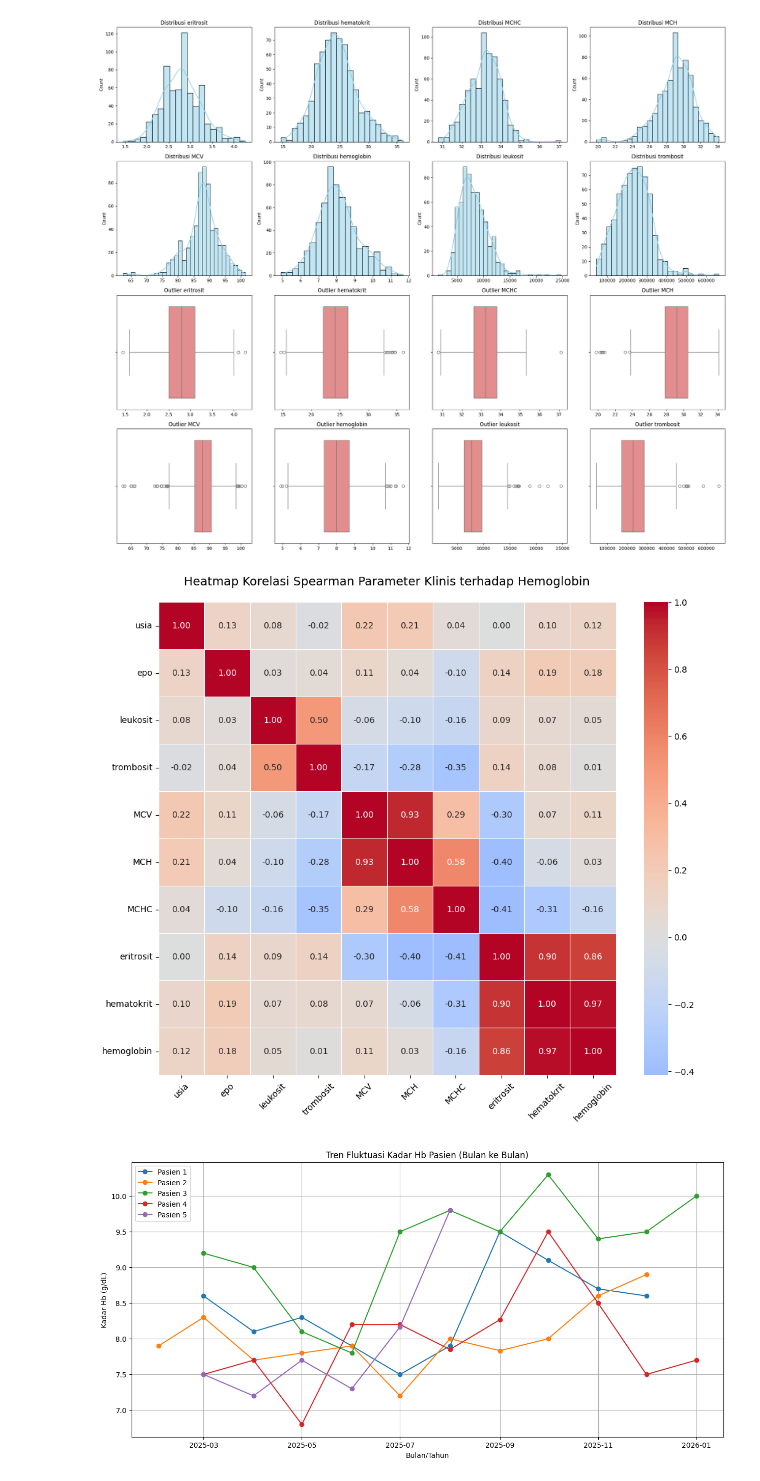
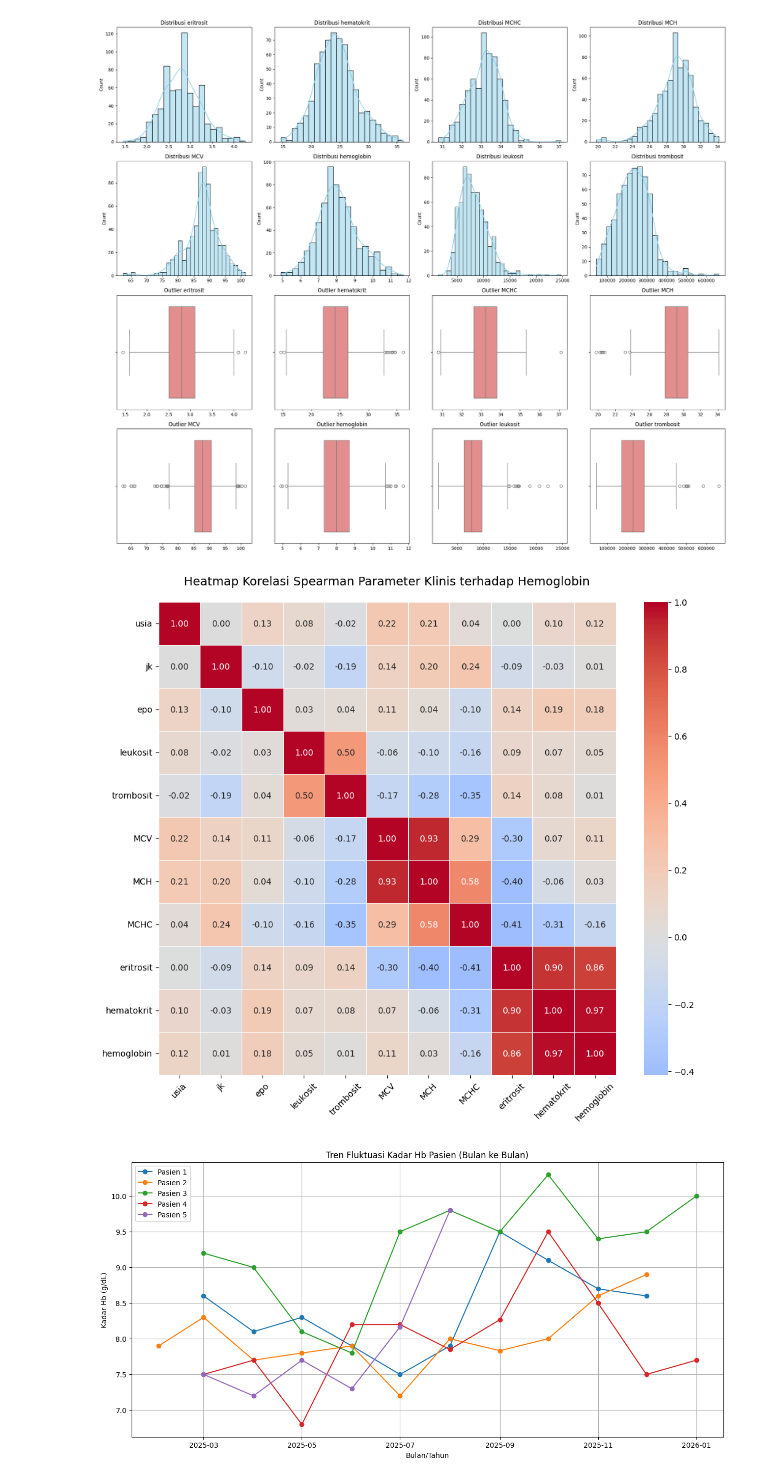
Before and after one commit to airtaprtw/PREDIKSI-KADAR-HB, a Jupyter notebook: notebooks/01_EDA.ipynb, the cells around one changed output. Saved outputs shown, nothing was run; the diff lists cells and outputs as text; code cells hidden in the pictures.

```diff
--- a/notebooks/01_EDA.ipynb
+++ b/notebooks/01_EDA.ipynb
@@ -597,26 +597,26 @@ plt.show()
 # %% [output]
 [figure]
 # %%
-cols_order = ['usia', 'epo', 'leukosit', 'trombosit', 'MCV', 'MCH', 'MCHC', 'eritrosit', 'hematokrit', 'hemoglobin']
+cols_order = ['usia', 'jk', 'epo', 'leukosit', 'trombosit', 'MCV', 'MCH', 'MCHC', 'eritrosit', 'hematokrit', 'hemoglobin']
 
 correlation_matrix = df_complete[cols_order].corr(method='spearman')
 
 plt.figure(figsize=(12, 10))
 
 sns.heatmap(
     correlation_matrix,
     annot=True,
     cmap='coolwarm',
     fmt=".2f",
     linewidths=0.5,
     center=0
 )
 
 plt.title("Heatmap Korelasi Spearman Parameter Klinis terhadap Hemoglobin", fontsize=14, pad=20)
 plt.xticks(rotation=45)
 plt.show()
 # %% [output]
-[figure, old version]
+[figure, new version]
 # %%
 df_complete['tgl_pemeriksaan'] = pd.to_datetime(df_complete['tgl_pemeriksaan'])
 
```
Also changed, not shown: 9 other files.
